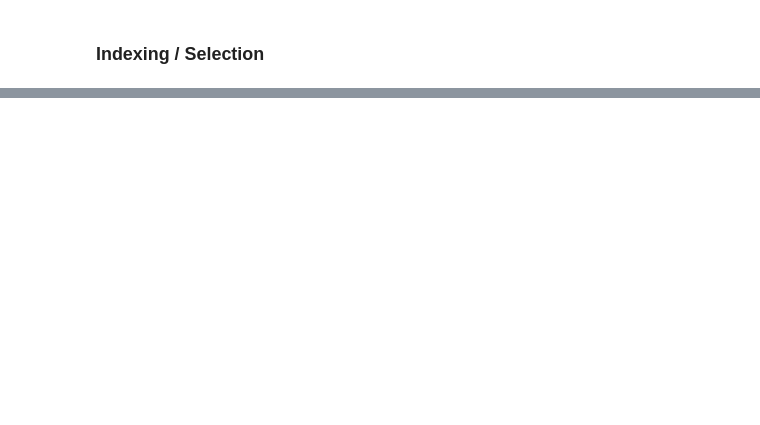
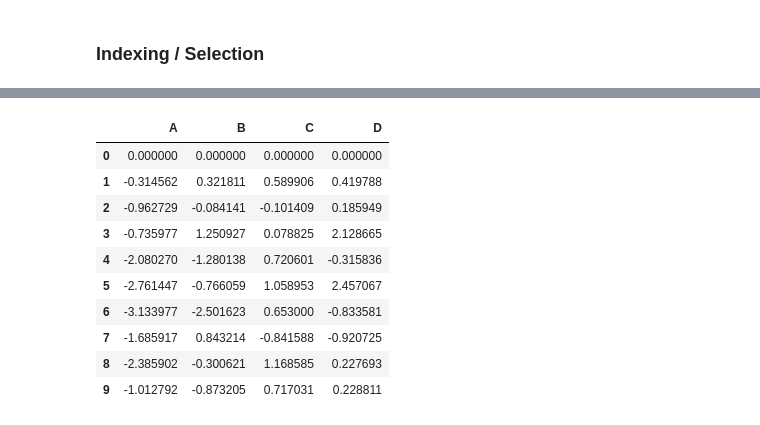
Before and after one commit to easonlin/user-pandas, a Jupyter notebook: notebooks/Intro to Data Structures.ipynb, the cells around one changed output, grey strips where cells are left out. Cells and saved outputs as stored; diff of their text form; code cells hidden in the pictures; blank space fills up the shorter version.

```diff
--- a/notebooks/Intro to Data Structures.ipynb
+++ b/notebooks/Intro to Data Structures.ipynb
@@ -408,0 +448,15 @@ df
+# %%
+# broadcasting by Series
+df - df.iloc[0]
+# %% [output]
+|  | A | B | C | D |
+| 0 | 0.000000 | 0.000000 | 0.000000 | 0.000000 |
+| 1 | -0.314562 | 0.321811 | 0.589906 | 0.419788 |
+| 2 | -0.962729 | -0.084141 | -0.101409 | 0.185949 |
+| 3 | -0.735977 | 1.250927 | 0.078825 | 2.128665 |
+| 4 | -2.080270 | -1.280138 | 0.720601 | -0.315836 |
+| 5 | -2.761447 | -0.766059 | 1.058953 | 2.457067 |
+| 6 | -3.133977 | -2.501623 | 0.653000 | -0.833581 |
+| 7 | -1.685917 | 0.843214 | -0.841588 | -0.920725 |
+| 8 | -2.385902 | -0.300621 | 1.168585 | 0.227693 |
+| 9 | -1.012792 | -0.873205 | 0.717031 | 0.228811 |
```
Also changed, not shown: parts of 59 cells of this notebook, 1 other file.
